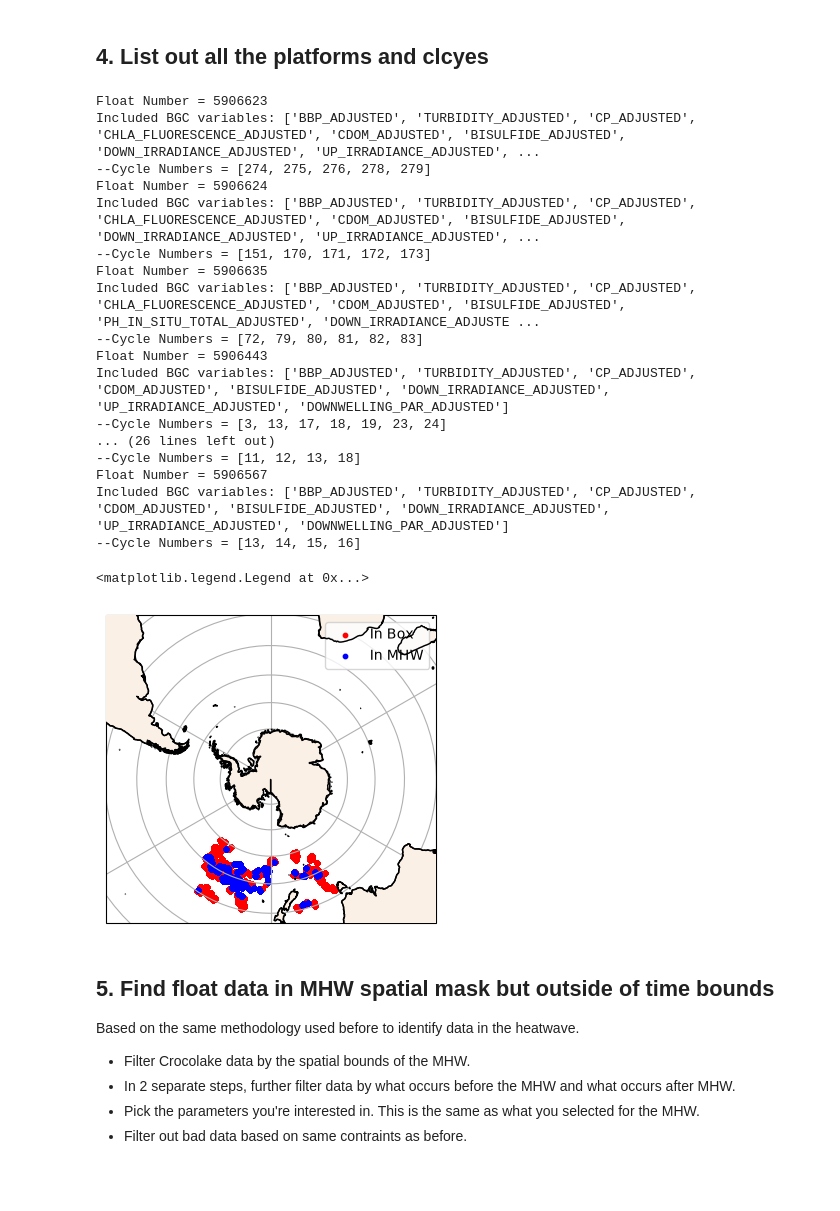
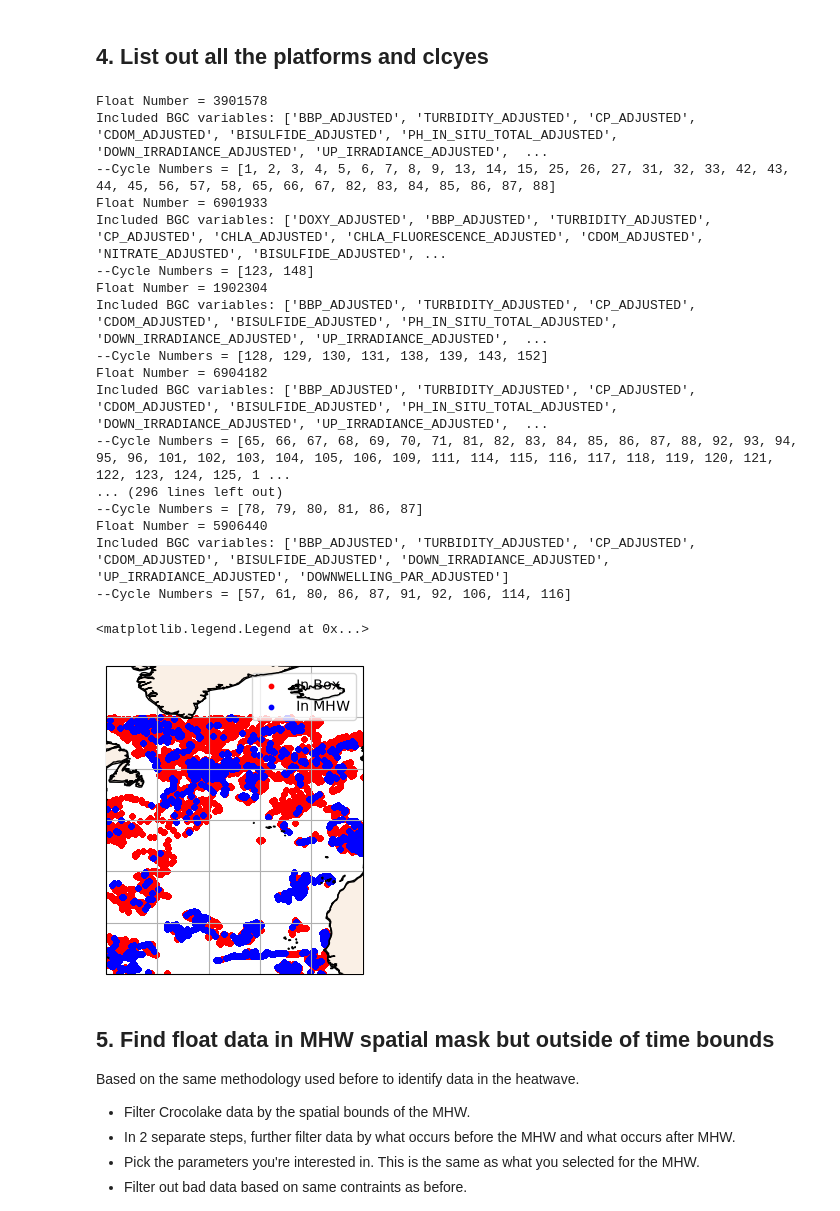
Before and after one commit to go-bgc/Marine-Heat-Waves, a Jupyter notebook: contributors/abby/LoadData_AB.ipynb, the cells around one changed output. Drawn from its saved outputs; the diff is of its cells as text; code cells hidden in the pictures; blank space fills up the shorter version.

```diff
--- a/contributors/abby/LoadData_AB.ipynb
+++ b/contributors/abby/LoadData_AB.ipynb
@@ -47,7 +49,7 @@ dfhw[date_cols] = dfhw[date_cols].apply(pd.to_datetime)
 print(f"{BOLD}Select from the following:{RESET} \n" + ", ".join(f"{n}: {idx}" for n, idx in enumerate(dfhw.index, start=0)))
 
 # Choose a HW
-hw = "SWPac2023"
+hw = "NA 2023"
 
 # Boundaries
 lat0 = dfhw.loc[hw,'lat0']
@@ -335,37 +340,37 @@ for ID in df_mhw['PLATFORM_NUMBER'].unique():
     print(f"--{LINE}Cycle Numbers = {np.array(float_df['CYCLE_NUMBER'].unique()).tolist()}{RESET}")
     N = N + len(float_df['CYCLE_NUMBER'].unique())
 # %% [output]
-Float Number = 5906623
-Included BGC variables: ['BBP_ADJUSTED', 'TURBIDITY_ADJUSTED', 'CP_ADJUSTED', 'CHLA_FLUORESCENCE_ADJUSTED', 'CDOM_ADJUSTED', 'BISULFIDE_ADJUSTED', 'DOWN_IRRADIANCE_ADJUSTED', 'UP_IRRADIANCE_ADJUSTED', ...
---Cycle Numbers = [274, 275, 276, 278, 279]
-Float Number = 5906624
-Included BGC variables: ['BBP_ADJUSTED', 'TURBIDITY_ADJUSTED', 'CP_ADJUSTED', 'CHLA_FLUORESCENCE_ADJUSTED', 'CDOM_ADJUSTED', 'BISULFIDE_ADJUSTED', 'DOWN_IRRADIANCE_ADJUSTED', 'UP_IRRADIANCE_ADJUSTED', ...
---Cycle Numbers = [151, 170, 171, 172, 173]
-Float Number = 5906635
-Included BGC variables: ['BBP_ADJUSTED', 'TURBIDITY_ADJUSTED', 'CP_ADJUSTED', 'CHLA_FLUORESCENCE_ADJUSTED', 'CDOM_ADJUSTED', 'BISULFIDE_ADJUSTED', 'PH_IN_SITU_TOTAL_ADJUSTED', 'DOWN_IRRADIANCE_ADJUSTE ...
---Cycle Numbers = [72, 79, 80, 81, 82, 83]
-Float Number = 5906443
+Float Number = 3901578
+Included BGC variables: ['BBP_ADJUSTED', 'TURBIDITY_ADJUSTED', 'CP_ADJUSTED', 'CDOM_ADJUSTED', 'BISULFIDE_ADJUSTED', 'PH_IN_SITU_TOTAL_ADJUSTED', 'DOWN_IRRADIANCE_ADJUSTED', 'UP_IRRADIANCE_ADJUSTED',  ...
+--Cycle Numbers = [1, 2, 3, 4, 5, 6, 7, 8, 9, 13, 14, 15, 25, 26, 27, 31, 32, 33, 42, 43, 44, 45, 56, 57, 58, 65, 66, 67, 82, 83, 84, 85, 86, 87, 88]
+Float Number = 6901933
+Included BGC variables: ['DOXY_ADJUSTED', 'BBP_ADJUSTED', 'TURBIDITY_ADJUSTED', 'CP_ADJUSTED', 'CHLA_ADJUSTED', 'CHLA_FLUORESCENCE_ADJUSTED', 'CDOM_ADJUSTED', 'NITRATE_ADJUSTED', 'BISULFIDE_ADJUSTED', ...
+--Cycle Numbers = [123, 148]
+Float Number = 1902304
+Included BGC variables: ['BBP_ADJUSTED', 'TURBIDITY_ADJUSTED', 'CP_ADJUSTED', 'CDOM_ADJUSTED', 'BISULFIDE_ADJUSTED', 'PH_IN_SITU_TOTAL_ADJUSTED', 'DOWN_IRRADIANCE_ADJUSTED', 'UP_IRRADIANCE_ADJUSTED',  ...
+--Cycle Numbers = [128, 129, 130, 131, 138, 139, 143, 152]
+Float Number = 6904182
+Included BGC variables: ['BBP_ADJUSTED', 'TURBIDITY_ADJUSTED', 'CP_ADJUSTED', 'CDOM_ADJUSTED', 'BISULFIDE_ADJUSTED', 'PH_IN_SITU_TOTAL_ADJUSTED', 'DOWN_IRRADIANCE_ADJUSTED', 'UP_IRRADIANCE_ADJUSTED',  ...
+--Cycle Numbers = [65, 66, 67, 68, 69, 70, 71, 81, 82, 83, 84, 85, 86, 87, 88, 92, 93, 94, 95, 96, 101, 102, 103, 104, 105, 106, 109, 111, 114, 115, 116, 117, 118, 119, 120, 121, 122, 123, 124, 125, 1 ...
+... (296 lines left out)
+--Cycle Numbers = [78, 79, 80, 81, 86, 87]
+Float Number = 5906440
 Included BGC variables: ['BBP_ADJUSTED', 'TURBIDITY_ADJUSTED', 'CP_ADJUSTED', 'CDOM_ADJUSTED', 'BISULFIDE_ADJUSTED', 'DOWN_IRRADIANCE_ADJUSTED', 'UP_IRRADIANCE_ADJUSTED', 'DOWNWELLING_PAR_ADJUSTED']
---Cycle Numbers = [3, 13, 17, 18, 19, 23, 24]
-... (26 lines left out)
---Cycle Numbers = [11, 12, 13, 18]
-Float Number = 5906567
-Included BGC variables: ['BBP_ADJUSTED', 'TURBIDITY_ADJUSTED', 'CP_ADJUSTED', 'CDOM_ADJUSTED', 'BISULFIDE_ADJUSTED', 'DOWN_IRRADIANCE_ADJUSTED', 'UP_IRRADIANCE_ADJUSTED', 'DOWNWELLING_PAR_ADJUSTED']
---Cycle Numbers = [13, 14, 15, 16]
+--Cycle Numbers = [57, 61, 80, 86, 87, 91, 92, 106, 114, 116]
 # %%
-ax = map_study_region(ax_lims = [lon0, lon1, lat0, lat1+10], PROJ = ccrs.SouthPolarStereo())
+ax = map_study_region(ax_lims = [lon0, lon1, lat0, lat1+10]) #, PROJ = ccrs.SouthPolarStereo())
 im = ax.scatter(df['LONGITUDE'], df['LATITUDE'],
                 s = 10, c = 'red',
                 transform=ccrs.PlateCarree(),
                 label = "In Box")
 im = ax.scatter(df_mhw['LONGITUDE'], df_mhw['LATITUDE'],
                 s = 10, c = 'blue',
                 transform=ccrs.PlateCarree(),
                 label = "In MHW")
 ax.legend()
 # %% [output]
 <matplotlib.legend.Legend at 0x...>
-[figure, old version]
+[figure, new version]
 # %% [markdown]
 ## 5. Find float data in MHW spatial mask but outside of time bounds
 
```
Also changed, not shown: parts of 32 cells of this notebook, 1 other file.
